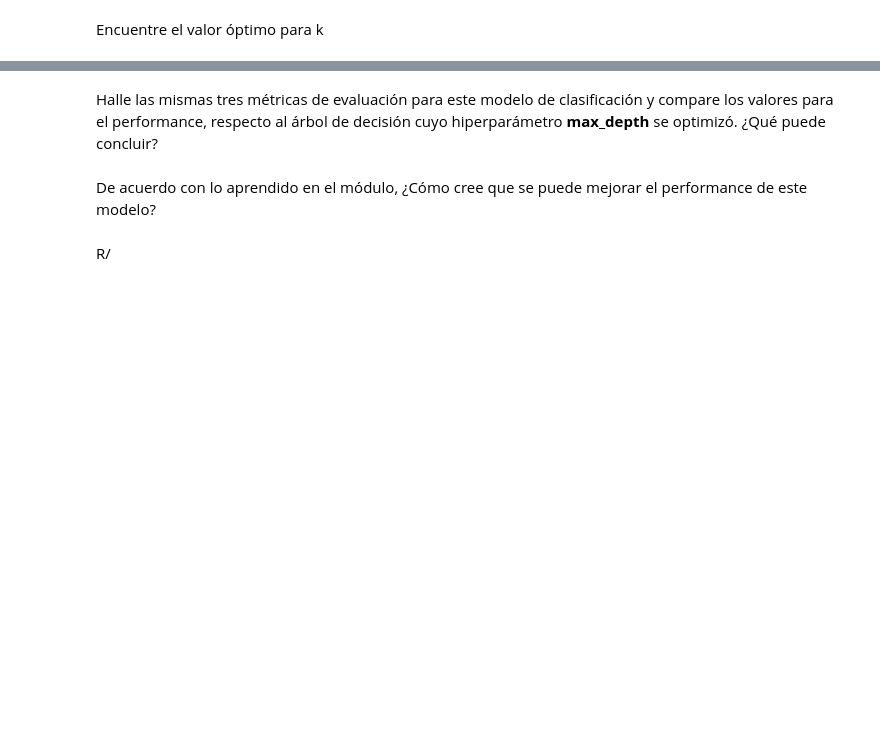
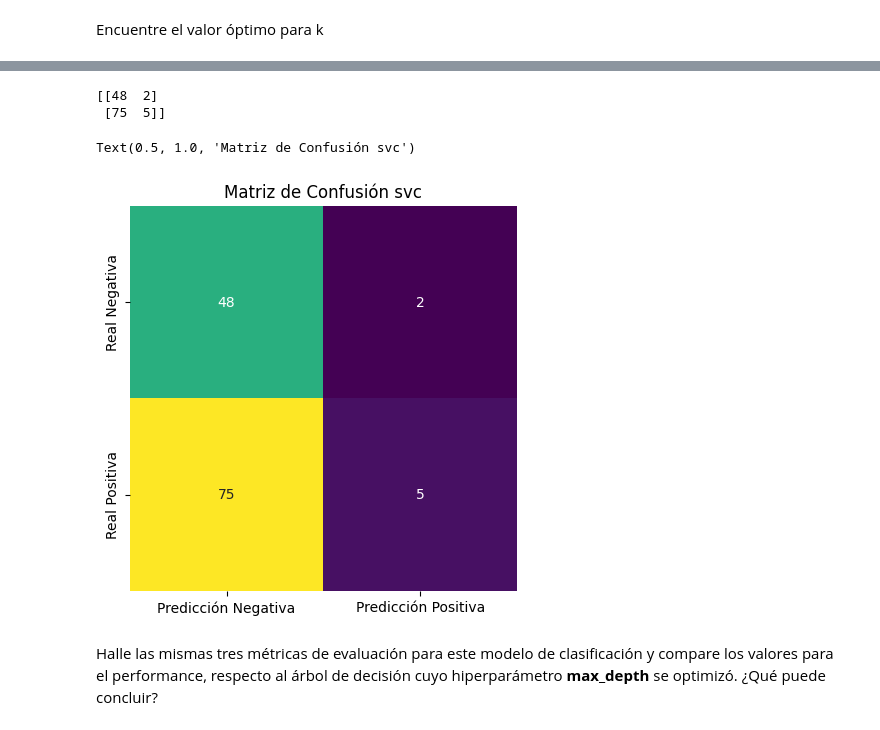
Before and after one commit to ASGuzman/ProyectoIntegradorM6, a Jupyter notebook: Proyecto_Integrador_3_Modelamiento.ipynb, the cells around one changed output, grey strips where cells are left out. Saved outputs shown, nothing was run; the diff lists cells and outputs as text; code cells hidden in the pictures; blank space fills up the shorter version.

```diff
--- a/Proyecto_Integrador_3_Modelamiento.ipynb
+++ b/Proyecto_Integrador_3_Modelamiento.ipynb
@@ -203,0 +270,5 @@ Encuentre el valor óptimo para k
+# %%
+modelo_svc = SVC()
+modelo_svc.fit(X_train_smote, y_train_smote)
+y_pred_svc = modelo_svc.predict(X_test)
+print(classification_report(y_test, y_pred_svc))
@@ -204,6 +284,16 @@ Encuentre el valor óptimo para k
+# %%
+matriz_confusion4 = confusion_matrix(y_pred_svc, y_test)
+print(matriz_confusion4)
+
+plt.figure(figsize=(5,5))
+sns.heatmap(matriz_confusion4, annot=True,fmt="d", cmap="viridis", cbar=False,
+            xticklabels=['Predicción Negativa', 'Predicción Positiva'],
+            yticklabels=['Real Negativa', 'Real Positiva'])
+plt.title('Matriz de Confusión svc')
+# %% [output]
+[[48  2]
+ [75  5]]
+Text(0.5, 1.0, 'Matriz de Confusión svc')
+[figure, added]
 # %% [markdown]
 Halle las mismas tres métricas de evaluación para este modelo de clasificación y compare los valores para el performance, respecto al árbol de decisión cuyo hiperparámetro **max_depth** se optimizó. ¿Qué puede concluir?
-# %% [markdown]
-De acuerdo con lo aprendido en el módulo, ¿Cómo cree que se puede mejorar el performance de este modelo?
-# %% [markdown]
-R/
```
Also changed, not shown: parts of 33 cells of this notebook.
